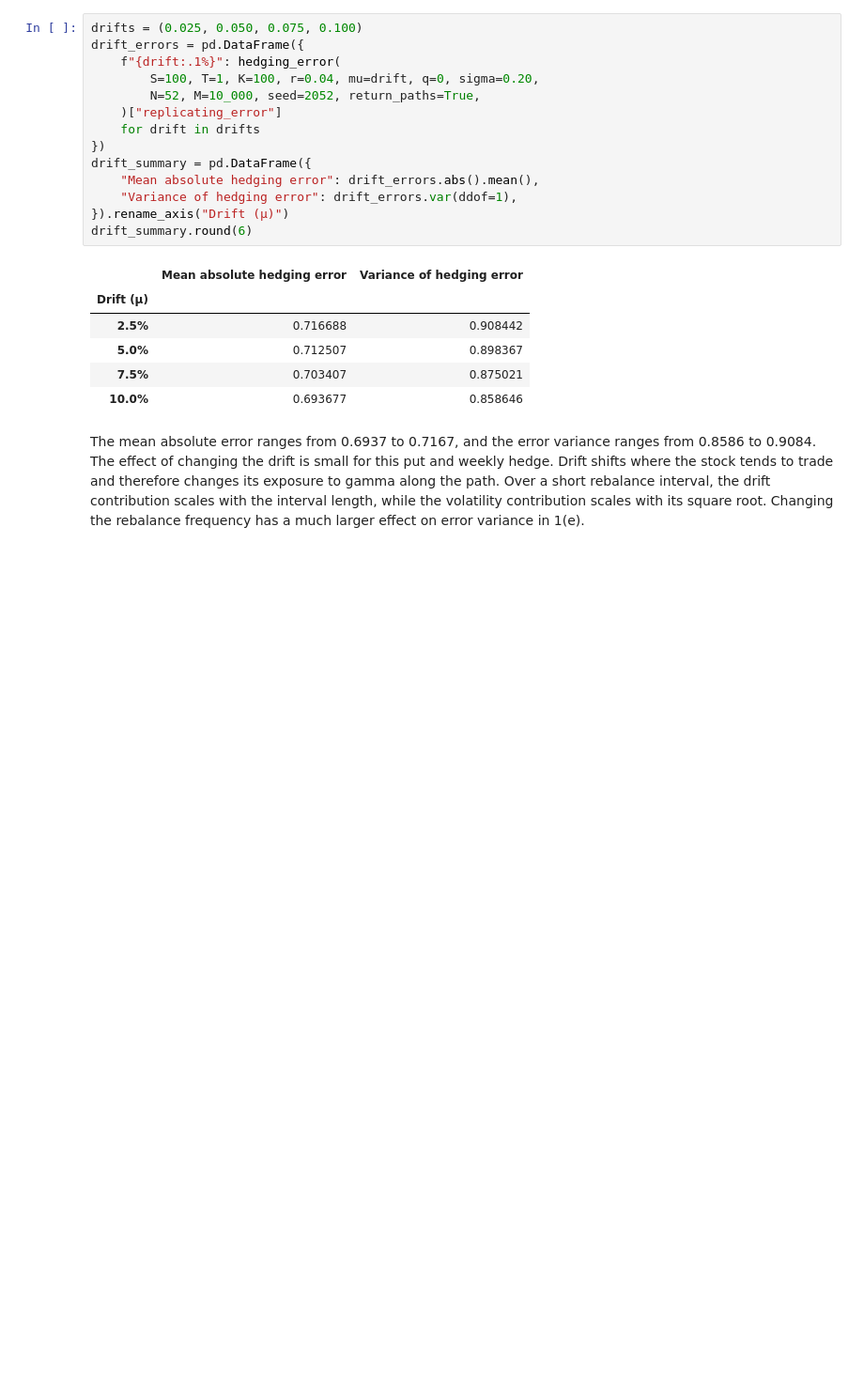
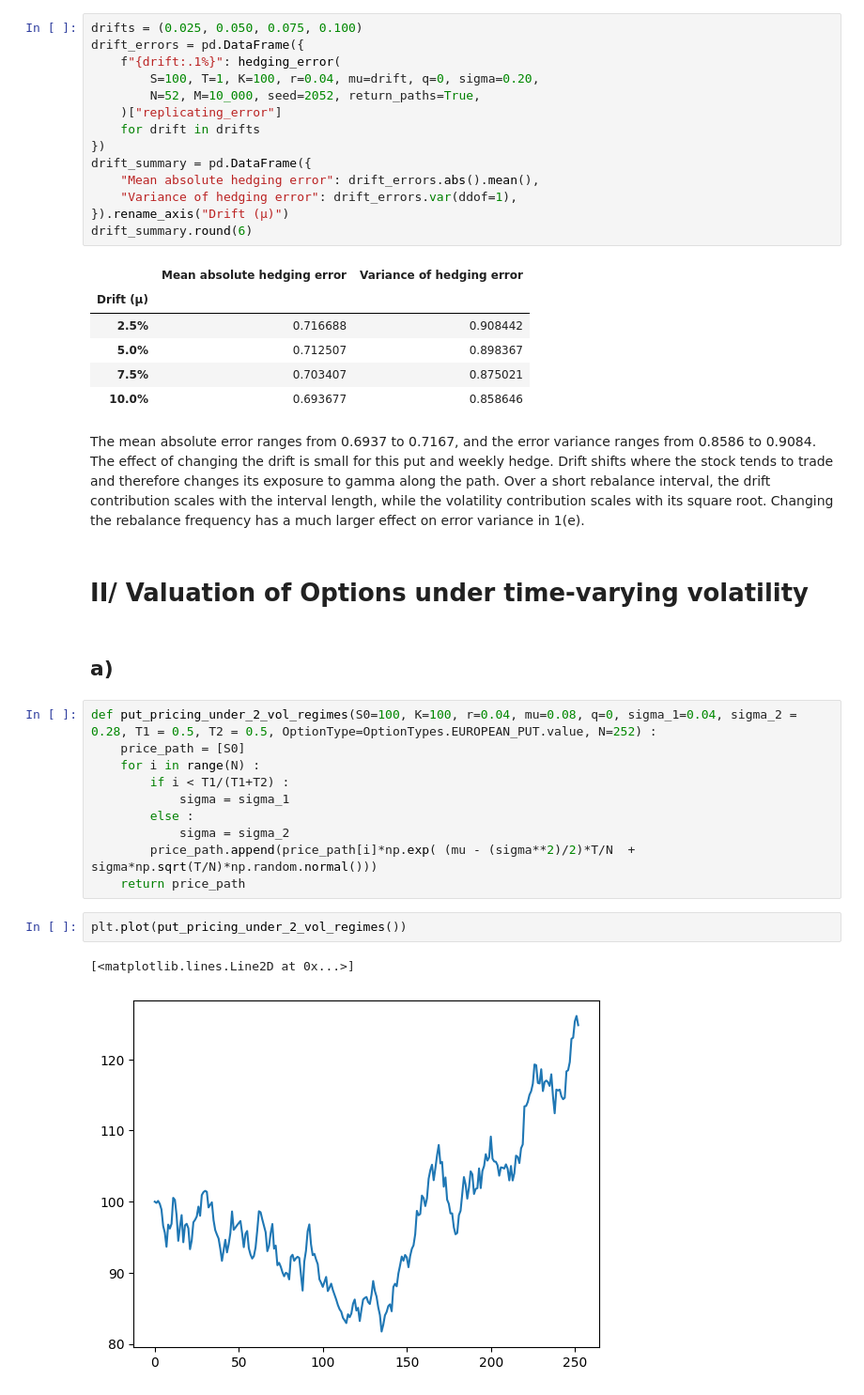
Before and after one commit to Eugenedupas/Advanced-Derivatives-Assigment, a Jupyter notebook: assigment.ipynb, the cells around one changed output. Shown at 94% size. Saved outputs shown, nothing was run; the diff lists cells and outputs as text; blank space fills up the shorter version.

Commit message:
2 vol regimes put pricing

```diff
--- a/assigment.ipynb
+++ b/assigment.ipynb
@@ -224,3 +224,22 @@ drift_summary.round(6)
 | 10.0% | 0.693677 | 0.858646 |
 # %% [markdown]
 The mean absolute error ranges from 0.6937 to 0.7167, and the error variance ranges from 0.8586 to 0.9084. The effect of changing the drift is small for this put and weekly hedge. Drift shifts where the stock tends to trade and therefore changes its exposure to gamma along the path. Over a short rebalance interval, the drift contribution scales with the interval length, while the volatility contribution scales with its square root. Changing the rebalance frequency has a much larger effect on error variance in 1(e).
+# %% [markdown]
+# II/ Valuation of Options under time-varying volatility
+# %% [markdown]
+## a)
+# %%
+def put_pricing_under_2_vol_regimes(S0=100, K=100, r=0.04, mu=0.08, q=0, sigma_1=0.04, sigma_2 = 0.28, T1 = 0.5, T2 = 0.5, OptionType=OptionTypes.EUROPEAN_PUT.value, N=252) :
+    price_path = [S0]
+    for i in range(N) :
+        if i < T1/(T1+T2) :
+            sigma = sigma_1
+        else :
+            sigma = sigma_2
+        price_path.append(price_path[i]*np.exp( (mu - (sigma**2)/2)*T/N  +  sigma*np.sqrt(T/N)*np.random.normal()))
+    return price_path
+# %%
+plt.plot(put_pricing_under_2_vol_regimes())
+# %% [output]
+[<matplotlib.lines.Line2D at 0x...>]
+[figure, added]
```
Also changed, not shown: parts of 2 cells of this notebook.
